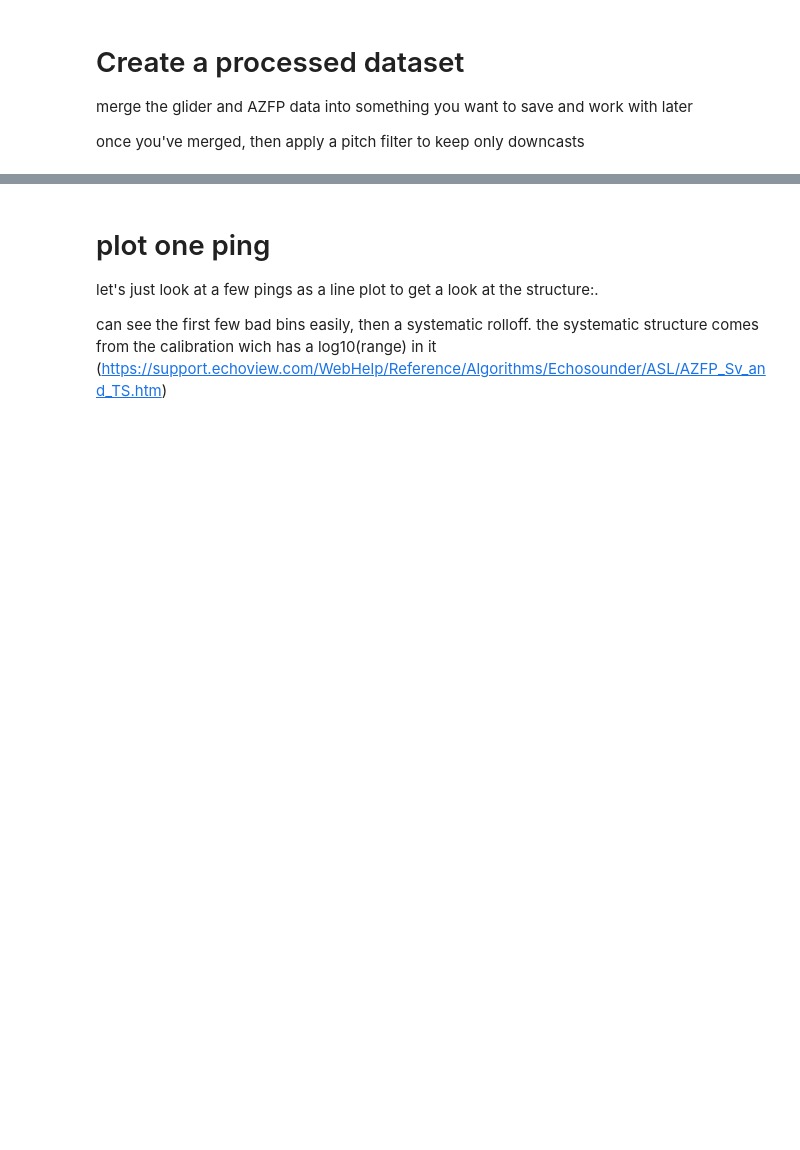
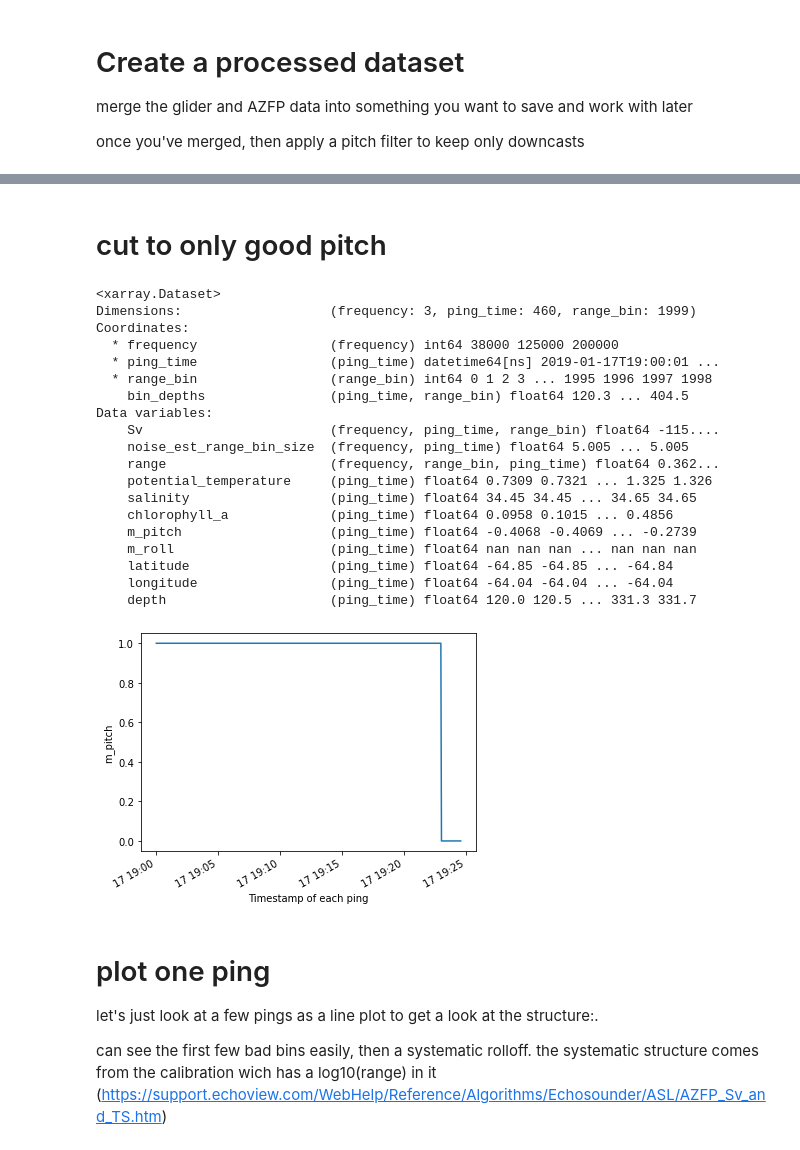
Before and after one commit to nlbeaird/glider_acoustics, a Jupyter notebook: glider_azfp_data_integration.ipynb, the cells around one changed output, grey strips where cells are left out. Cells and saved outputs as stored; diff of their text form; code cells hidden in the pictures; blank space fills up the shorter version.

Commit message:
drop data when out of pitch range

```diff
--- a/glider_azfp_data_integration.ipynb
+++ b/glider_azfp_data_integration.ipynb
@@ -361,3 +361,34 @@ Data variables:
+# %% [markdown]
+# cut to only good pitch
+# %%
+inds = (ds.m_pitch*180/np.pi < -15) & (ds.m_pitch*180/np.pi > -30)
+
+ds = ds.where(inds, drop=True)
+
+inds.plot()
+
+ds
+# %% [output]
+<xarray.Dataset>
+Dimensions:                   (frequency: 3, ping_time: 460, range_bin: 1999)
+Coordinates:
+  * frequency                 (frequency) int64 38000 125000 200000
+  * ping_time                 (ping_time) datetime64[ns] 2019-01-17T19:00:01 ...
+  * range_bin                 (range_bin) int64 0 1 2 3 ... 1995 1996 1997 1998
+    bin_depths                (ping_time, range_bin) float64 120.3 ... 404.5
+Data variables:
+    Sv                        (frequency, ping_time, range_bin) float64 -115....
+    noise_est_range_bin_size  (frequency, ping_time) float64 5.005 ... 5.005
+    range                     (frequency, range_bin, ping_time) float64 0.362...
+    potential_temperature     (ping_time) float64 0.7309 0.7321 ... 1.325 1.326
+    salinity                  (ping_time) float64 34.45 34.45 ... 34.65 34.65
+    chlorophyll_a             (ping_time) float64 0.0958 0.1015 ... 0.4856
+    m_pitch                   (ping_time) float64 -0.4068 -0.4069 ... -0.2739
+    m_roll                    (ping_time) float64 nan nan nan ... nan nan nan
+    latitude                  (ping_time) float64 -64.85 -64.85 ... -64.84
+    longitude                 (ping_time) float64 -64.04 -64.04 ... -64.04
+    depth                     (ping_time) float64 120.0 120.5 ... 331.3 331.7
+[figure, added]
 # %% [markdown]
 # plot one ping
 
```
Also changed, not shown: parts of 9 cells of this notebook.
